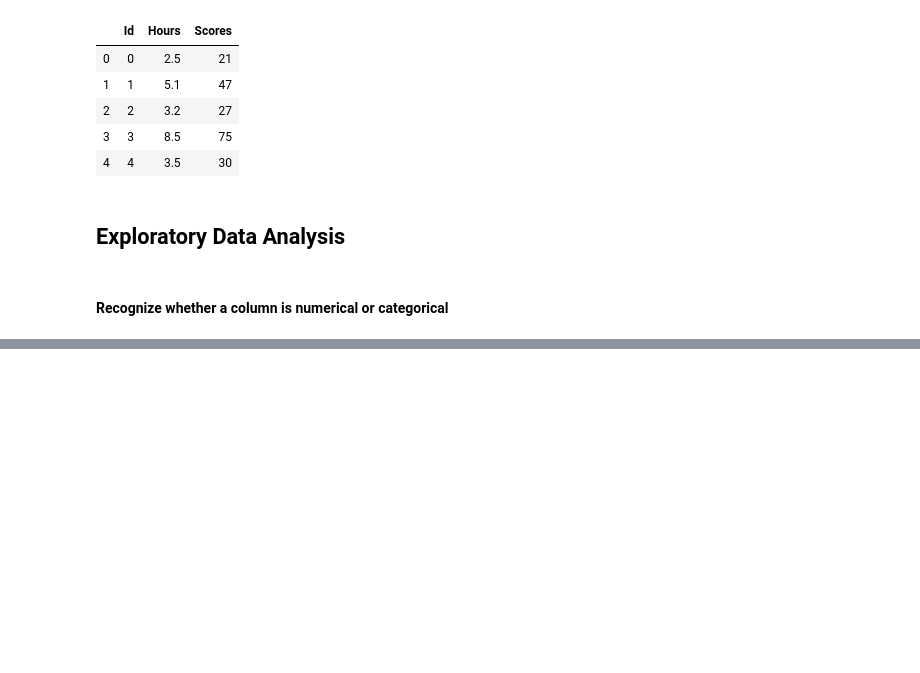
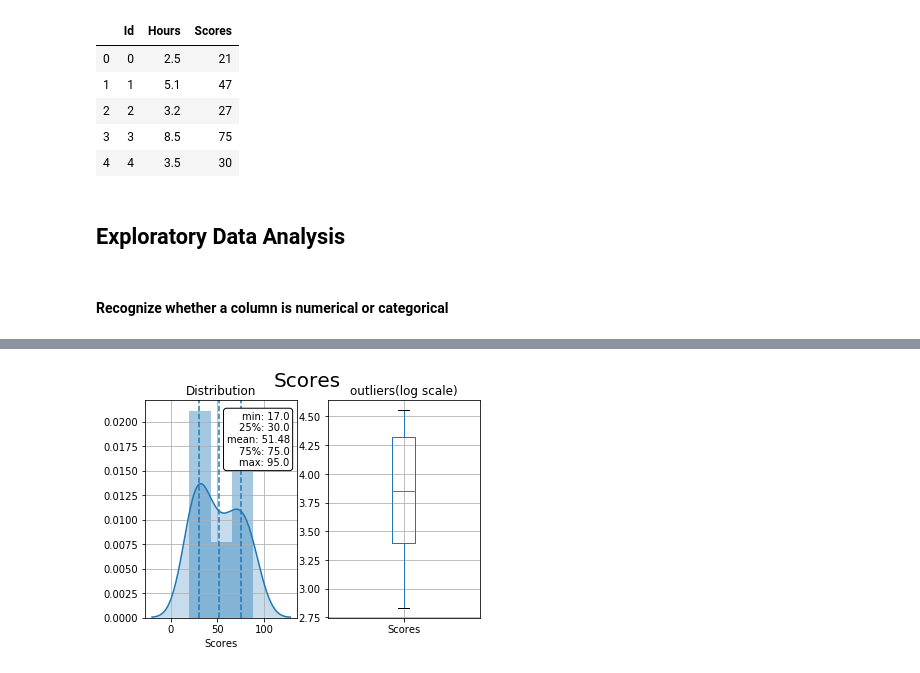
Before and after one commit to gympohnpimol/The-Sparks-Foundation, a Jupyter notebook: Task2/Prediction using Supervised ML.ipynb, the cells around one changed output, grey strips where cells are left out. Drawn from its saved outputs; the diff is of its cells as text; code cells hidden in the pictures; blank space fills up the shorter version.

```diff
--- a/Task2/Prediction using Supervised ML.ipynb
+++ b/Task2/Prediction using Supervised ML.ipynb
@@ -47,0 +67,32 @@ def utils_recognize_type(df, col, max_cat=20):
+# %%
+x = "Scores"
+
+fig, ax = plt.subplots(nrows=1, ncols=2, sharex=False, sharey=False)
+fig.suptitle(x, fontsize=20)
+
+## Distribution
+ax[0].title.set_text('Distribution')
+variable = df[x].fillna(df[x].mean())
+breaks = np.quantile(variable, q=np.linspace(0, 1, 11))
+variable = variable[ (variable > breaks[0]) & (variable < breaks[10]) ]
+
+sns.distplot(variable, hist=True, kde=True, kde_kws={'shade': True}, ax=ax[0])
+des = df[x].describe()
+ax[0].axvline(des['25%'], ls='--')
+ax[0].axvline(des['mean'], ls='--')
+ax[0].axvline(des['75%'], ls='--')
+ax[0].grid(True)
+des = round(des, 2).apply(lambda x: str(x))
+box = '\n'.join(('min: '+des['min'], '25%: '+des['25%'],
+                 'mean: '+des['mean'], '75%: '+des['75%'], 'max: '+des['max']))
+ax[0].text(0.95, 0.95, box, transform=ax[0].transAxes, fontsize=10,
+          va='top', ha='right', bbox=dict(boxstyle='round', facecolor='white', alpha=1))
+
+## Boxplot
+ax[1].title.set_text('outliers(log scale)')
+tmp_df = pd.DataFrame(df[x])
+tmp_df[x] = np.log(tmp_df[x])
+tmp_df.boxplot(column=x, ax=ax[1])
+plt.show()
+# %% [output]
+[figure, added]
```
Also changed, not shown: parts of 10 cells of this notebook.
